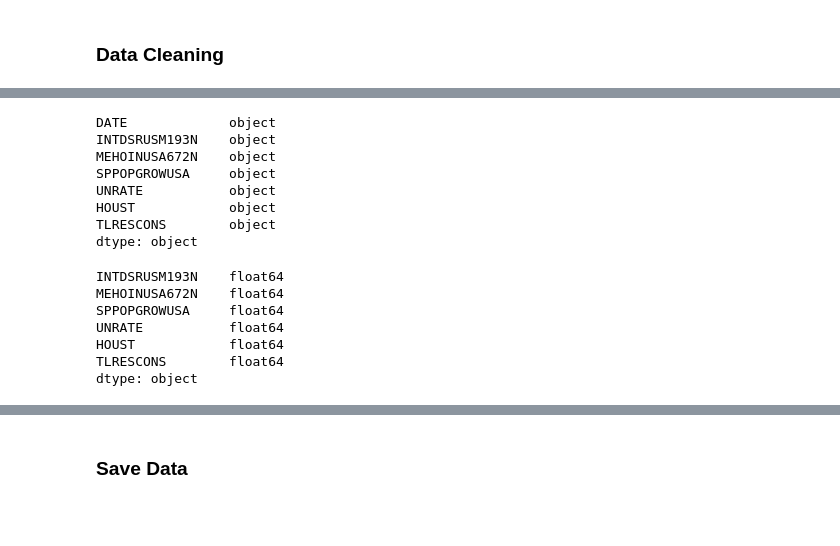
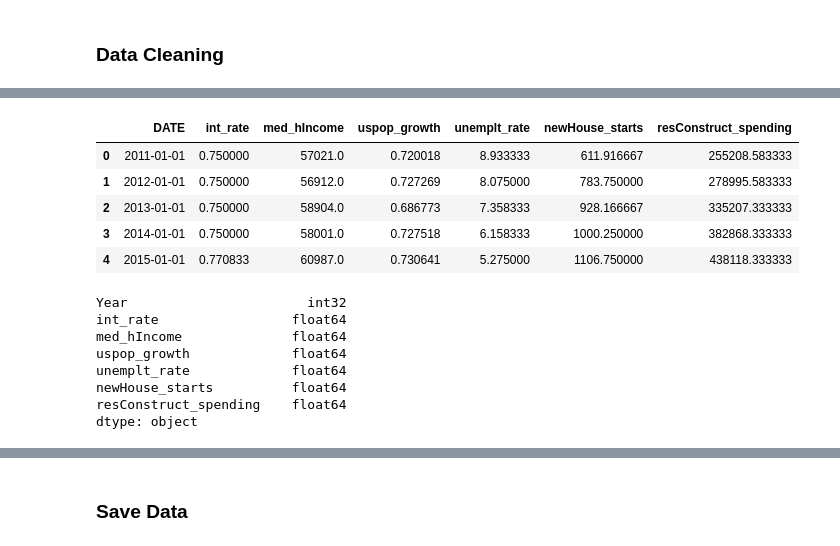
Before and after one commit to jjfrasca/Capstone_2, a Jupyter notebook: notebooks/3.0-jjf-data-wrangling-zipcodeMaster.ipynb, the cells around one changed output, grey strips where cells are left out. Drawn from its saved outputs; the diff is of its cells as text; code cells hidden in the pictures; blank space fills up the shorter version.

```diff
--- a/notebooks/3.0-jjf-data-wrangling-zipcodeMaster.ipynb
+++ b/notebooks/3.0-jjf-data-wrangling-zipcodeMaster.ipynb
@@ -65,0 +103,9 @@ KeyError: '[9] not found in axis'
+# %%
+df_fred.head()
+# %% [output]
+|  | DATE | int_rate | med_hIncome | uspop_growth | unemplt_rate | newHouse_starts | resConstruct_spending |
+| 0 | 2011-01-01 | 0.750000 | 57021.0 | 0.720018 | 8.933333 | 611.916667 | 255208.583333 |
+| 1 | 2012-01-01 | 0.750000 | 56912.0 | 0.727269 | 8.075000 | 783.750000 | 278995.583333 |
+| 2 | 2013-01-01 | 0.750000 | 58904.0 | 0.686773 | 7.358333 | 928.166667 | 335207.333333 |
+| 3 | 2014-01-01 | 0.750000 | 58001.0 | 0.727518 | 6.158333 | 1000.250000 | 382868.333333 |
+| 4 | 2015-01-01 | 0.770833 | 60987.0 | 0.730641 | 5.275000 | 1106.750000 | 438118.333333 |
@@ -66,25 +122,11 @@ KeyError: '[9] not found in axis'
 # %%
-df_fred_2011_2019.dtypes
+df_fred_2011_2018.dtypes
 # %% [output]
-DATE             object
-INTDSRUSM193N    object
-MEHOINUSA672N    object
-SPPOPGROWUSA     object
-UNRATE           object
-HOUST            object
-TLRESCONS        object
+Year                       int32
+int_rate                 float64
+med_hIncome              float64
+uspop_growth             float64
+unemplt_rate             float64
+newHouse_starts          float64
+resConstruct_spending    float64
 dtype: object
-# %%
-#change dtypes to floats for economic data
-date = df_fred_2011_2019['DATE']
-floats = df_fred_2011_2019.drop('DATE', axis=1)
-floats = floats.astype('float')
-floats.dtypes
-# %% [output]
-INTDSRUSM193N    float64
-MEHOINUSA672N    float64
-SPPOPGROWUSA     float64
-UNRATE           float64
-HOUST            float64
-TLRESCONS        float64
-dtype: object
```
Also changed, not shown: parts of 24 cells of this notebook, 2 other files.
